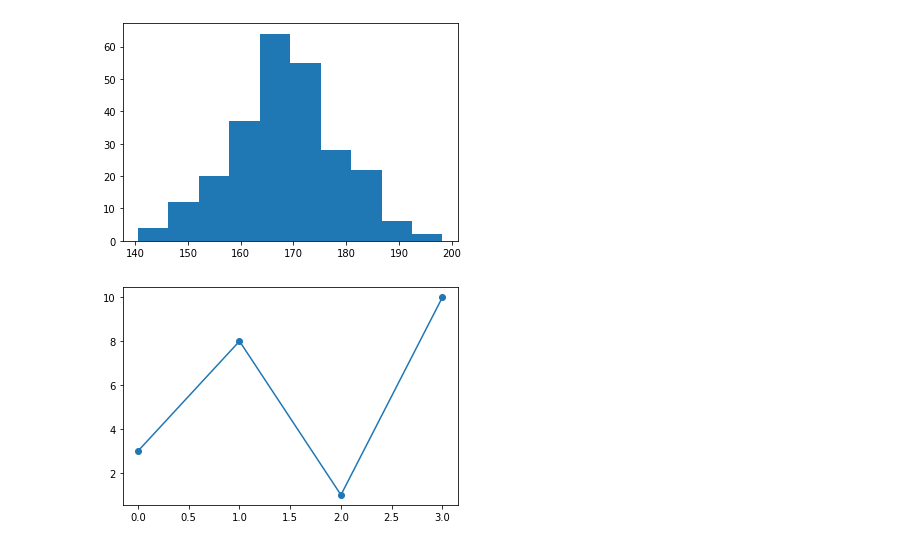
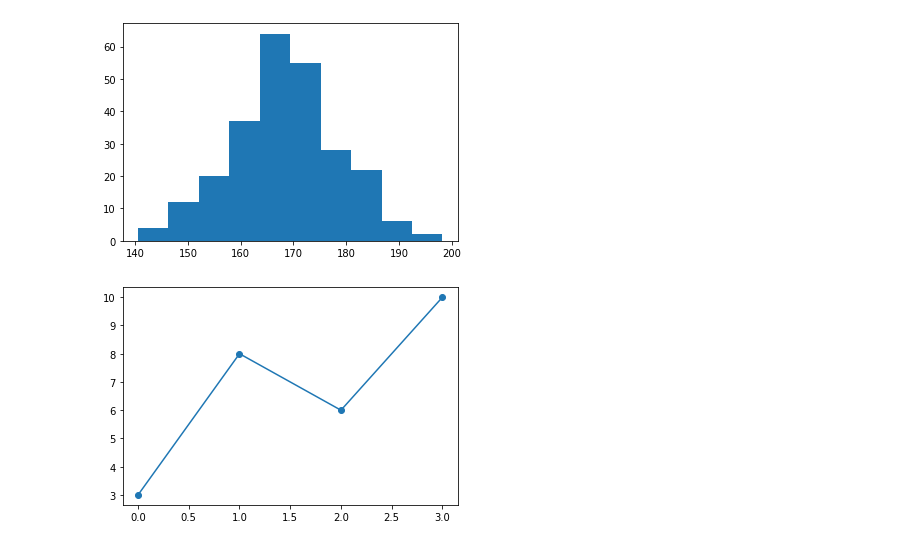
Before and after one commit to Nivedita-325/python-practice, a Jupyter notebook: Python_Matplotlib.ipynb, the cells around one changed output. Cells and saved outputs as stored; diff of their text form; code cells hidden in the pictures.

```diff
--- a/Python_Matplotlib.ipynb
+++ b/Python_Matplotlib.ipynb
@@ -45,10 +51,10 @@ plt.show()
 # %%
 import matplotlib.pyplot as plt
 import numpy as np
 
-ypoints = np.array([3, 8, 1, 10])
+ypoints = np.array([3, 8, 6, 10])
 
 plt.plot(ypoints, marker = 'o')
 plt.show()
 # %% [output]
-[figure, old version]
+[figure, new version]
```
Also changed, not shown: parts of 5 cells of this notebook.
